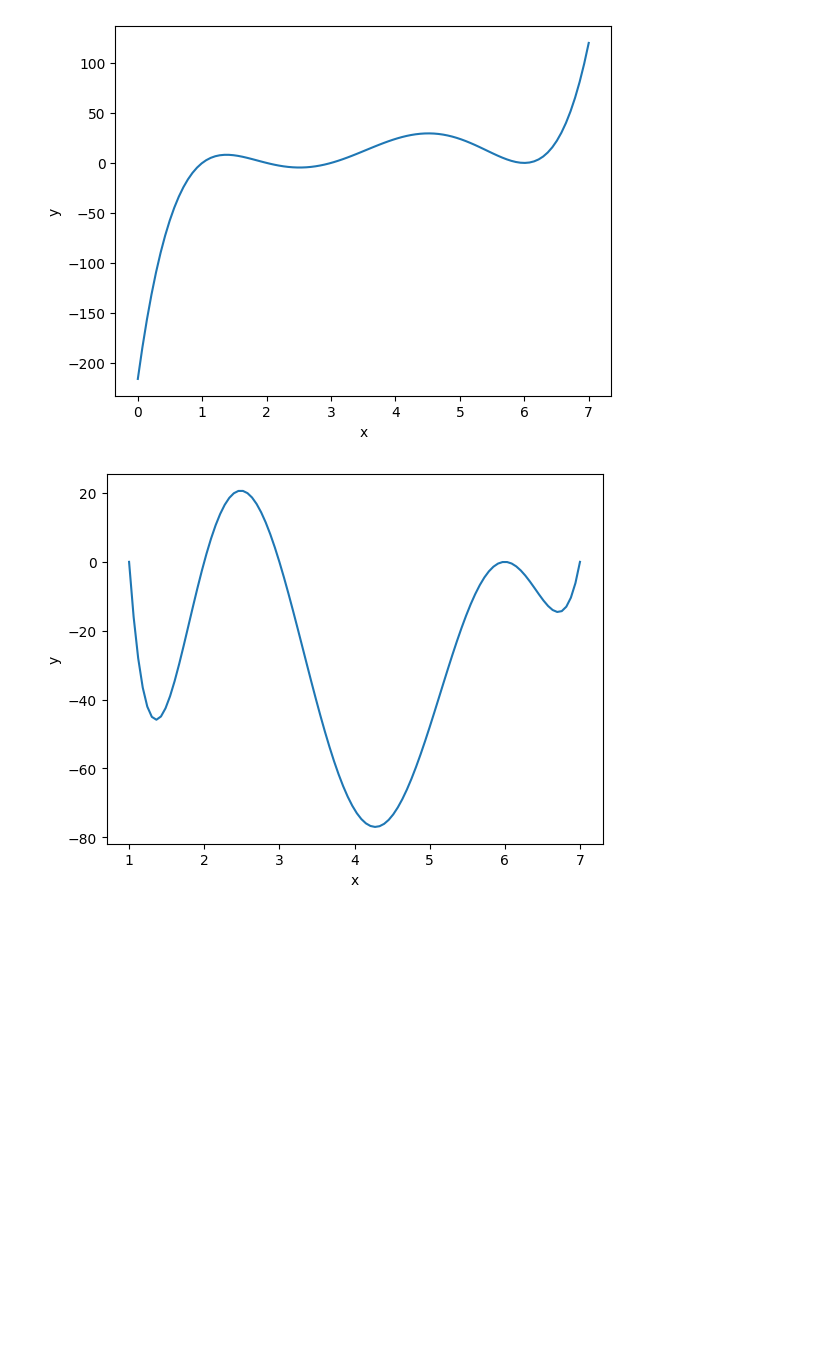
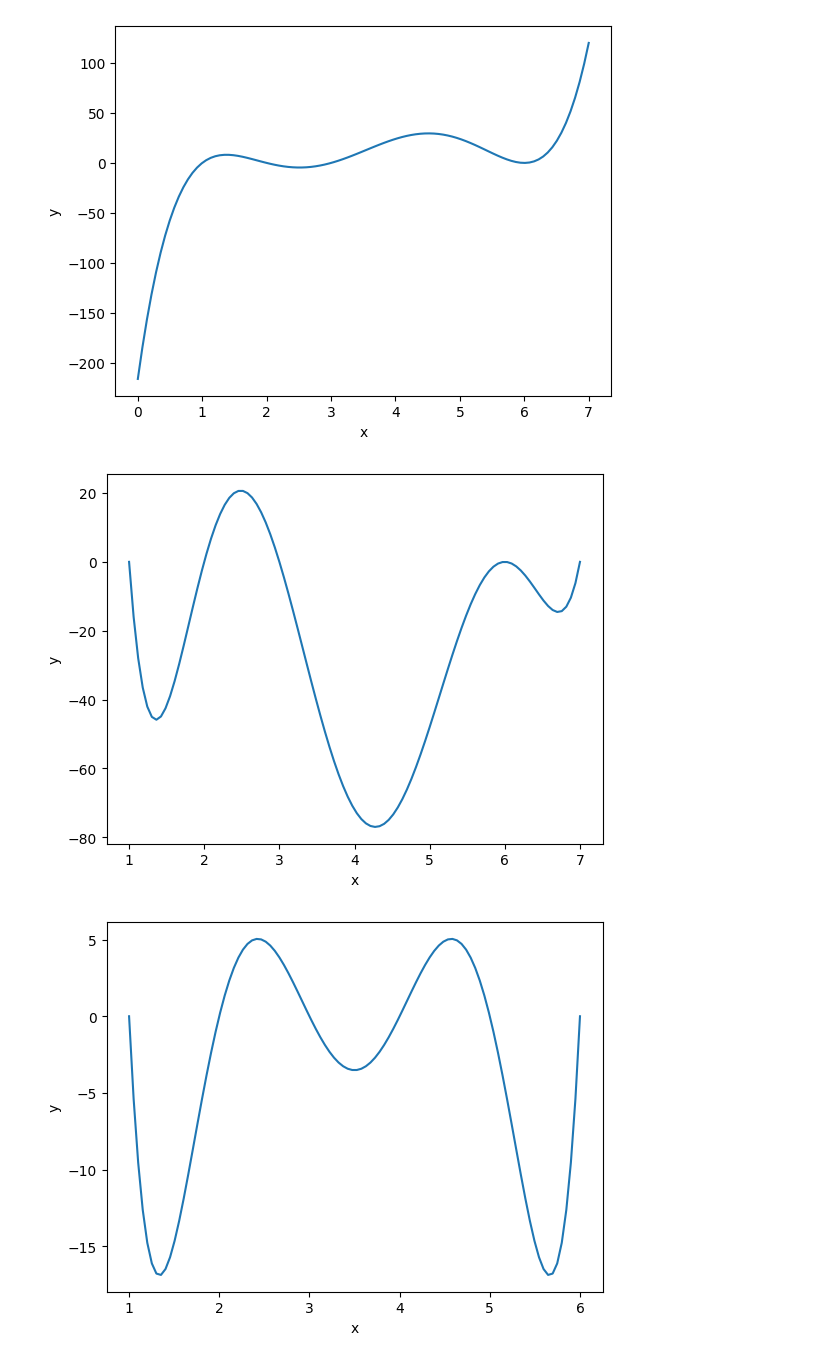
Before and after one commit to oiehot/hg-mldl, a Jupyter notebook: src/functions.ipynb, the cells around one changed output. Drawn from its saved outputs; the diff is of its cells as text; code cells hidden in the pictures; blank space fills up the shorter version.

```diff
--- a/src/functions.ipynb
+++ b/src/functions.ipynb
@@ -67,11 +67,19 @@ plt.show()
 # %%
 """6차함수"""
 
 x = np.linspace(1, 7, 100)
 y = (x-1) * (x-2) * (x-3) * (x-6) * (x-6) * (x-7)
 plt.plot(x, y)
 plt.xlabel("x")
 plt.ylabel("y")
 plt.show()
+
+x = np.linspace(1, 6, 100)
+y = (x-1) * (x-2) * (x-3) * (x-4) * (x-5) * (x-6)
+plt.plot(x, y)
+plt.xlabel("x")
+plt.ylabel("y")
+plt.show()
 # %% [output]
 [figure]
+[figure, added]
```
Also changed, not shown: parts of 7 cells of this notebook.
